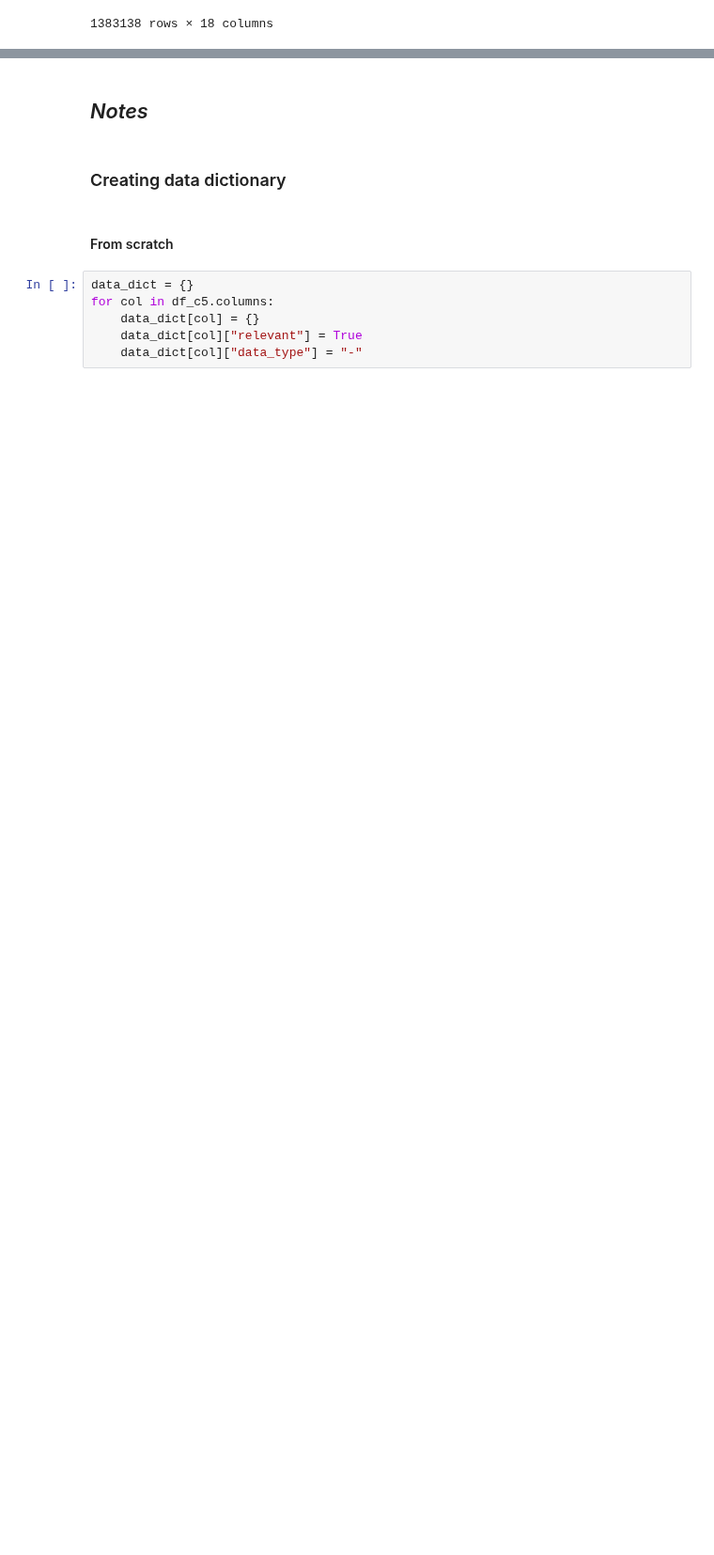
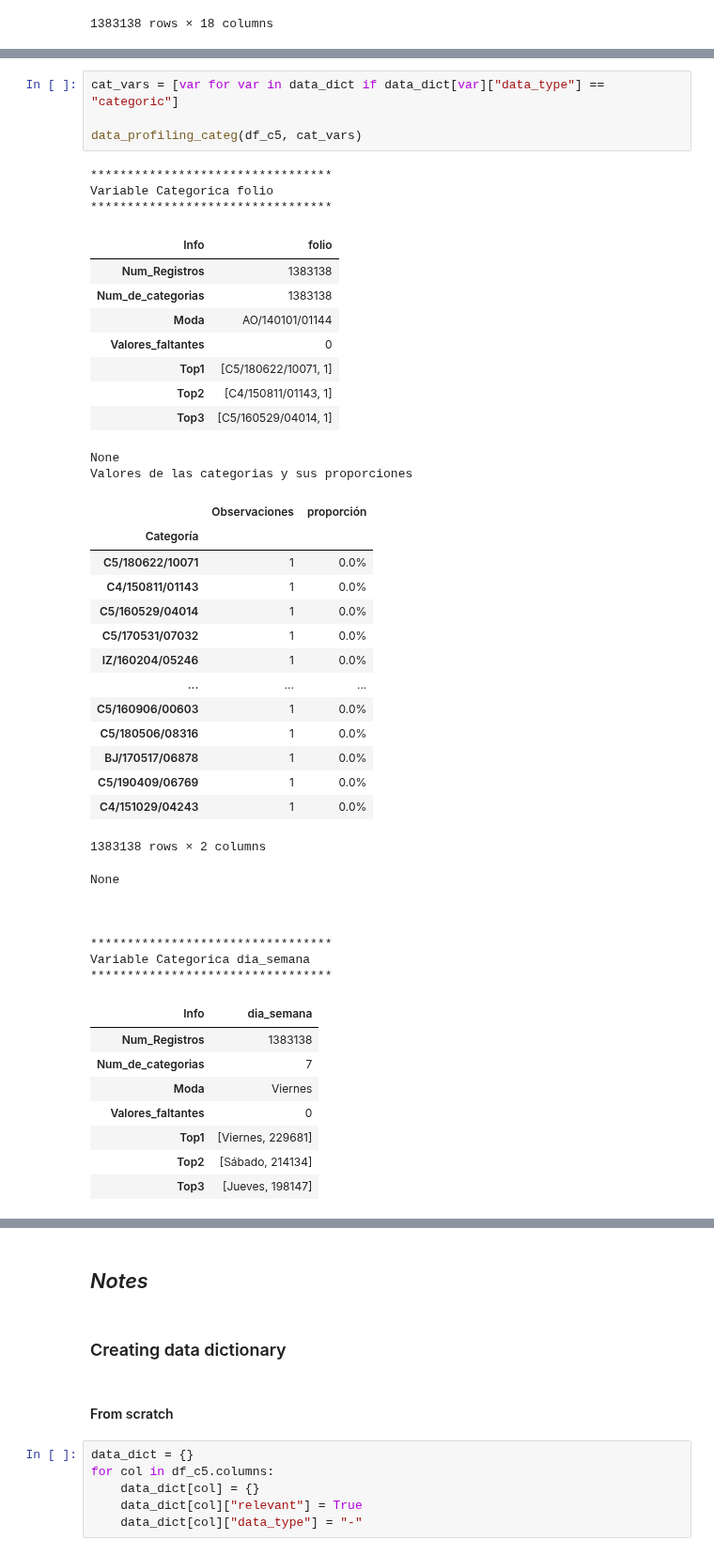
Before and after one commit to robperch/intro_to_ds_project, a Jupyter notebook: notebooks/data_profiling.ipynb, the cells around one changed output, grey strips where cells are left out. Shown at 94% size. Saved outputs shown, nothing was run; the diff lists cells and outputs as text; blank space fills up the shorter version.

Commit message:
Advancing until categoric data profiling - still missing date and coordinates profiling

```diff
--- a/notebooks/data_profiling.ipynb
+++ b/notebooks/data_profiling.ipynb
@@ -45,0 +123,47 @@ df_c5
+# %%
+cat_vars = [var for var in data_dict if data_dict[var]["data_type"] == "categoric"]
+
+data_profiling_categ(df_c5, cat_vars)
+# %% [output]
+*********************************
+Variable Categorica folio
+*********************************
+| Info | folio |
+| Num_Registros | 1383138 |
+| Num_de_categorias | 1383138 |
+| Moda | AO/140101/01144 |
+| Valores_faltantes | 0 |
+| Top1 | [C5/180622/10071, 1] |
+| Top2 | [C4/150811/01143, 1] |
+| Top3 | [C5/160529/04014, 1] |
+None
+Valores de las categorias y sus proporciones
+|  | Observaciones | proporción |
+| Categoría |  |  |
+| C5/180622/10071 | 1 | 0.0% |
+| C4/150811/01143 | 1 | 0.0% |
+| C5/160529/04014 | 1 | 0.0% |
+| C5/170531/07032 | 1 | 0.0% |
+| IZ/160204/05246 | 1 | 0.0% |
+| ... | ... | ... |
+| C5/160906/00603 | 1 | 0.0% |
+| C5/180506/08316 | 1 | 0.0% |
+| BJ/170517/06878 | 1 | 0.0% |
+| C5/190409/06769 | 1 | 0.0% |
+| C4/151029/04243 | 1 | 0.0% |
+1383138 rows × 2 columns
+None
+
+
+
+*********************************
+Variable Categorica dia_semana
+*********************************
+| Info | dia_semana |
+| Num_Registros | 1383138 |
+| Num_de_categorias | 7 |
+| Moda | Viernes |
+| Valores_faltantes | 0 |
+| Top1 | [Viernes, 229681] |
+| Top2 | [Sábado, 214134] |
+| Top3 | [Jueves, 198147] |
```
Also changed, not shown: parts of 21 cells of this notebook, 2 other files.
